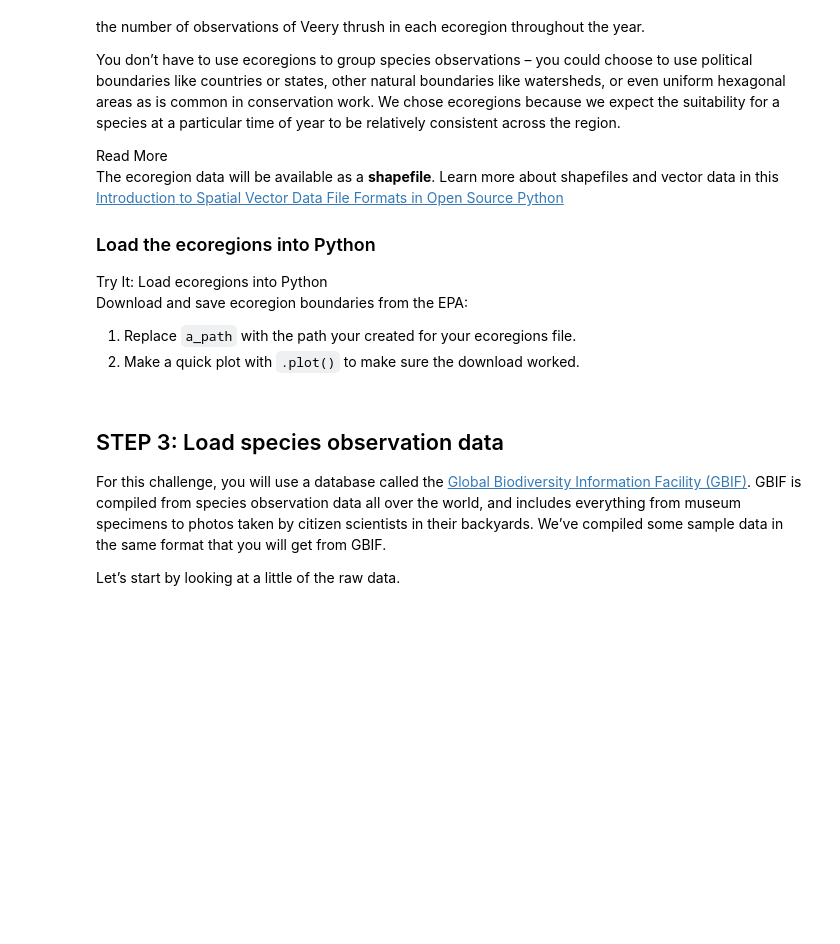
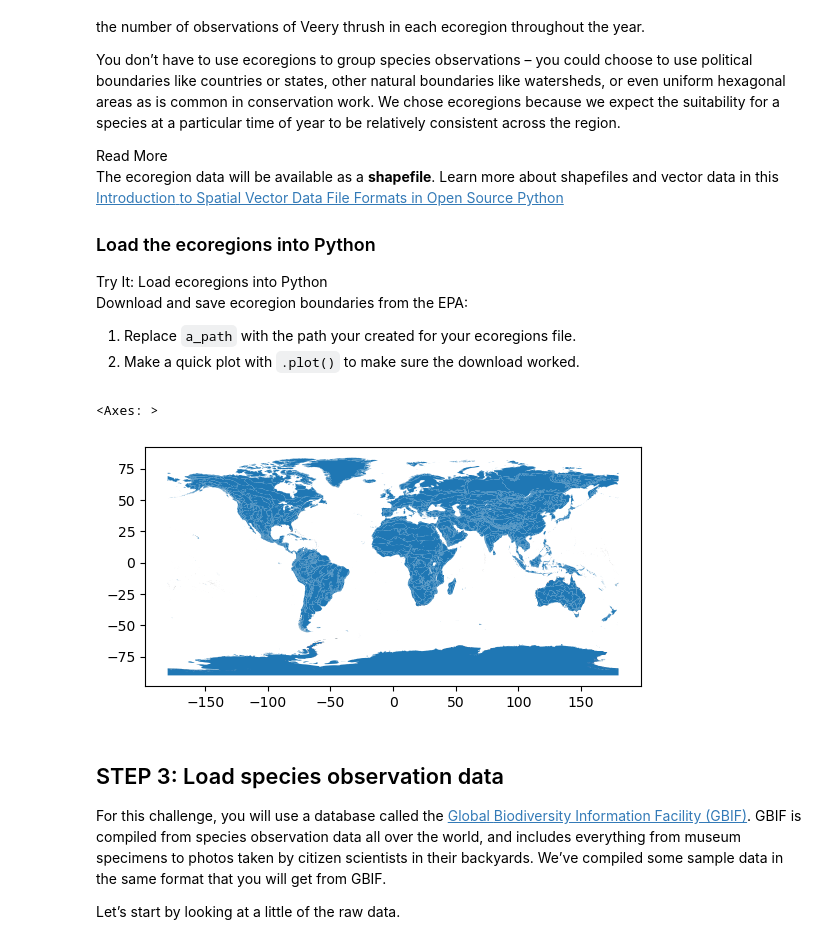
Before and after one commit to pjacobik/02-migration-pjacobik, a Jupyter notebook: notebooks/migration-31-wrangle.ipynb, the cells around one changed output. Drawn from its saved outputs; the diff is of its cells as text; code cells hidden in the pictures; blank space fills up the shorter version.

```diff
--- a/notebooks/migration-31-wrangle.ipynb
+++ b/notebooks/migration-31-wrangle.ipynb
@@ -97,10 +107,36 @@ ecoregions file.</li>
 download worked.</li>
 </ol></div></div>
 # %%
+#ecoregions data link
+eco_url = (
+    'https://storage.googleapis.com/teow2016'
+    '/Ecoregions2017.zip')
+
+#set base directory
+base_dir = '/workspaces/data/2023_migration_data'
+
+#set up a path to save data to your machine
+eco_dir = os.path.join(base_dir, 'resolve_ecoregions')
+
+#make eco regions directory
+os.makedirs(eco_dir, exist_ok=True)
+
+#join ecoregions shapefile path
+eco_path = os.path.join(eco_dir, 'ecoregions.shp')
+
+#only download once
+if not os.path.exists(eco_path):
+    my_gdf = gpd.read_file(eco_url)
+    my_gdf.to_file(eco_path)
+
 # Open up the ecoregions boundaries
-gdf = gpd.read_file(a_path)
+eco_gdf = gpd.read_file(eco_path)
 
 # Plot the ecoregions quickly to check download
+eco_gdf.plot()
+# %% [output]
+<Axes: >
+[figure, added]
 # %% [markdown]
 ## STEP 3: Load species observation data
 
```
Also changed, not shown: parts of 7 cells of this notebook, 4 other files.
